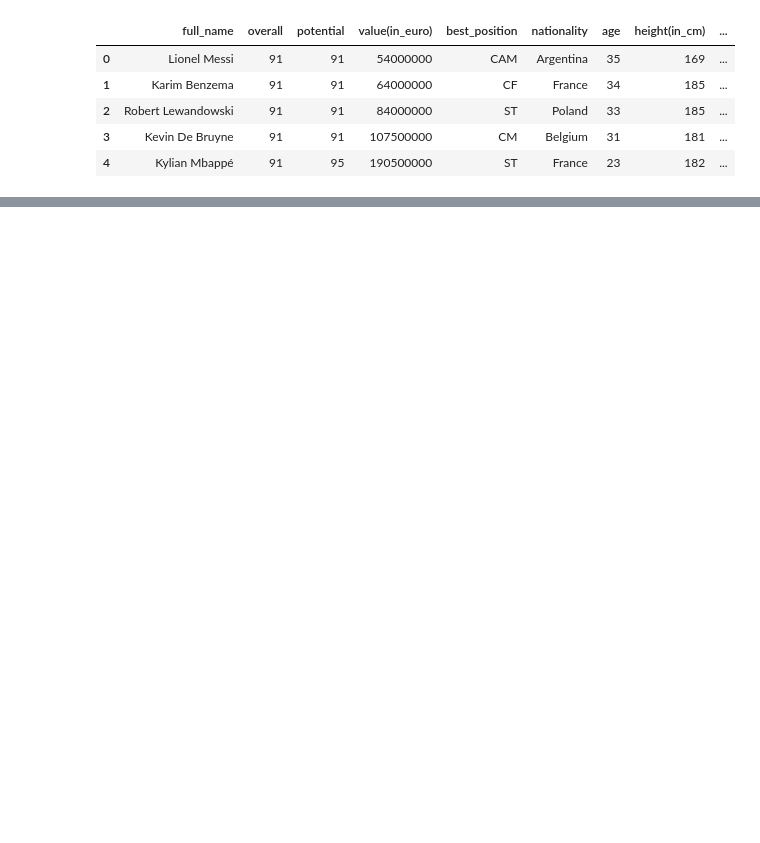
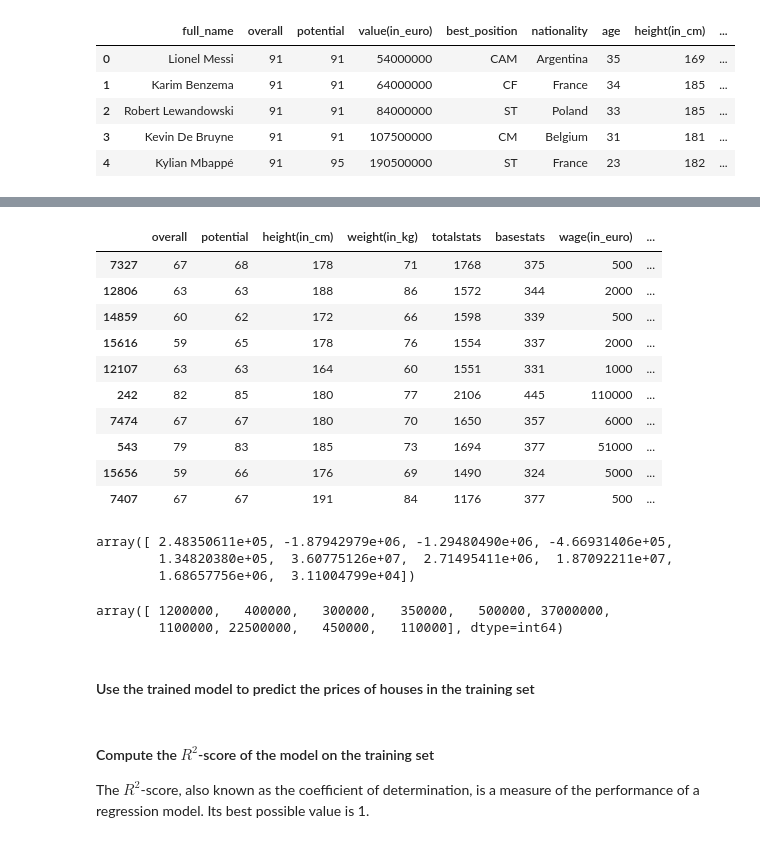
Before and after one commit to bradleyiversen21/ITEC4700_FinalProject, a Jupyter notebook: Project_Notebook.ipynb, the cells around one changed output, grey strips where cells are left out. Cells and saved outputs as stored; diff of their text form; code cells hidden in the pictures; blank space fills up the shorter version.

Commit message:
Multivariate Linear Regression Analysis Completed

```diff
--- a/Project_Notebook.ipynb
+++ b/Project_Notebook.ipynb
@@ -329,0 +387,4 @@ df.head()
+# %%
+X = df.drop(columns=['full_name', 'value(in_euro)', 'best_position', 'nationality', 'age', 'club_name', 'preferred_foot',
+       'attacking_work_rate', 'defensive_work_rate',  'position'])
+y = df['value(in_euro)']
@@ -329,0 +393,4 @@ df.head()
+# %%
+from sklearn.model_selection import train_test_split
+
+X_train, X_test, y_train, y_test = train_test_split(X, y, test_size=0.2)
@@ -329,0 +413,4 @@ df.head()
+# %%
+from sklearn.linear_model import LinearRegression
+
+lr = LinearRegression()
@@ -329,0 +421,2 @@ df.head()
+# %%
+lr.fit(X_train, y_train)
@@ -329,0 +463,28 @@ df.head()
+# %%
+X_sample = X_train.iloc[:5]
+X_sample
+# %% [output]
+|  | overall | potential | height(in_cm) | weight(in_kg) | totalstats | basestats | wage(in_euro) | ... |
+| 7327 | 67 | 68 | 178 | 71 | 1768 | 375 | 500 | ... |
+| 12806 | 63 | 63 | 188 | 86 | 1572 | 344 | 2000 | ... |
+| 14859 | 60 | 62 | 172 | 66 | 1598 | 339 | 500 | ... |
+| 15616 | 59 | 65 | 178 | 76 | 1554 | 337 | 2000 | ... |
+| 12107 | 63 | 63 | 164 | 60 | 1551 | 331 | 1000 | ... |
+| 242 | 82 | 85 | 180 | 77 | 2106 | 445 | 110000 | ... |
+| 7474 | 67 | 67 | 180 | 70 | 1650 | 357 | 6000 | ... |
+| 543 | 79 | 83 | 185 | 73 | 1694 | 377 | 51000 | ... |
+| 15656 | 59 | 66 | 176 | 69 | 1490 | 324 | 5000 | ... |
+| 7407 | 67 | 67 | 191 | 84 | 1176 | 377 | 500 | ... |
+# %%
+lr.predict(X_sample)
+# %% [output]
+array([ 2.48350611e+05, -1.87942979e+06, -1.29480490e+06, -4.66931406e+05,
+        1.34820380e+05,  3.60775126e+07,  2.71495411e+06,  1.87092211e+07,
+        1.68657756e+06,  3.11004799e+04])
+# %%
+y_train.iloc[:5].values
+# %% [output]
+array([ 1200000,   400000,   300000,   350000,   500000, 37000000,
+        1100000, 22500000,   450000,   110000], dtype=int64)
+# %% [markdown]
+#### Use the trained model to predict the prices of houses in the training set
@@ -329,0 +493,4 @@ df.head()
+# %% [markdown]
+#### Compute the $R^2$-score of the model on the training set
+
+The $R^2$-score, also known as the coefficient of determination, is a measure of the performance of a regression model. Its best possible value is 1.
```
Also changed, not shown: parts of 26 cells of this notebook.
